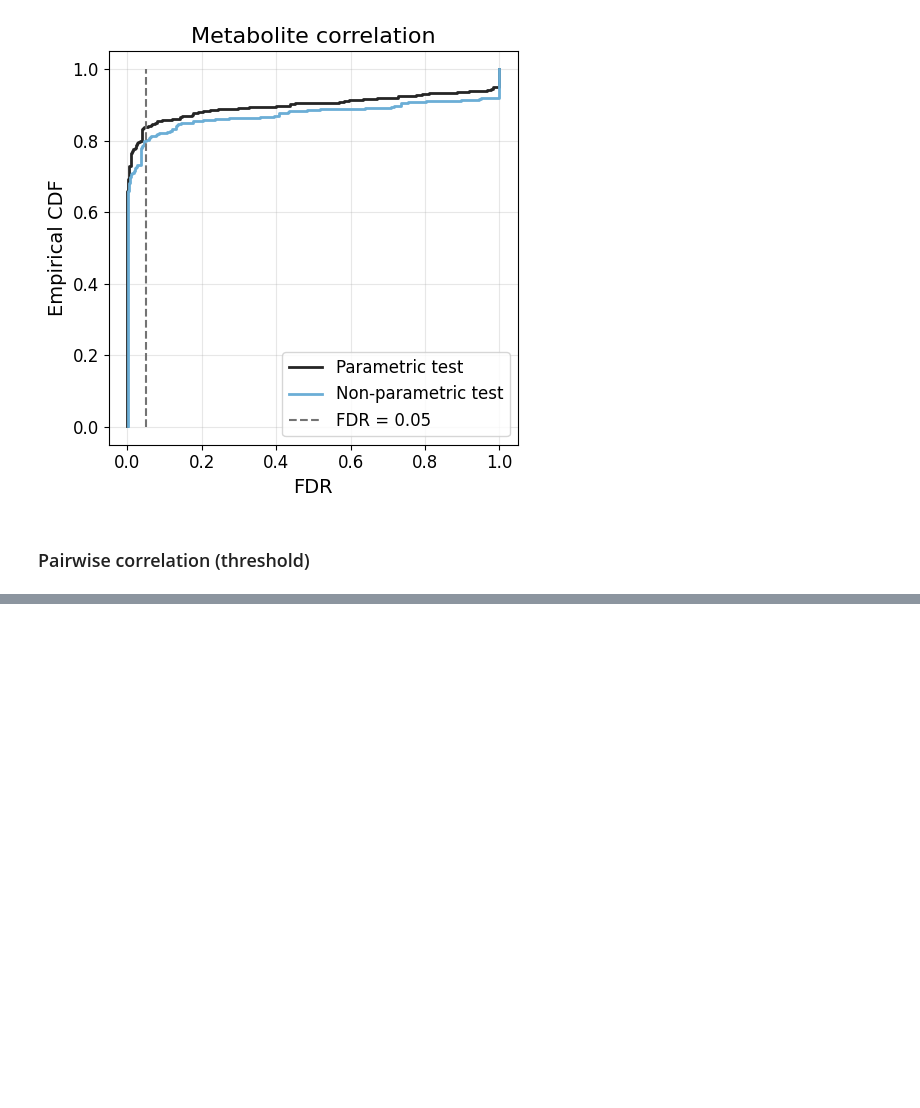
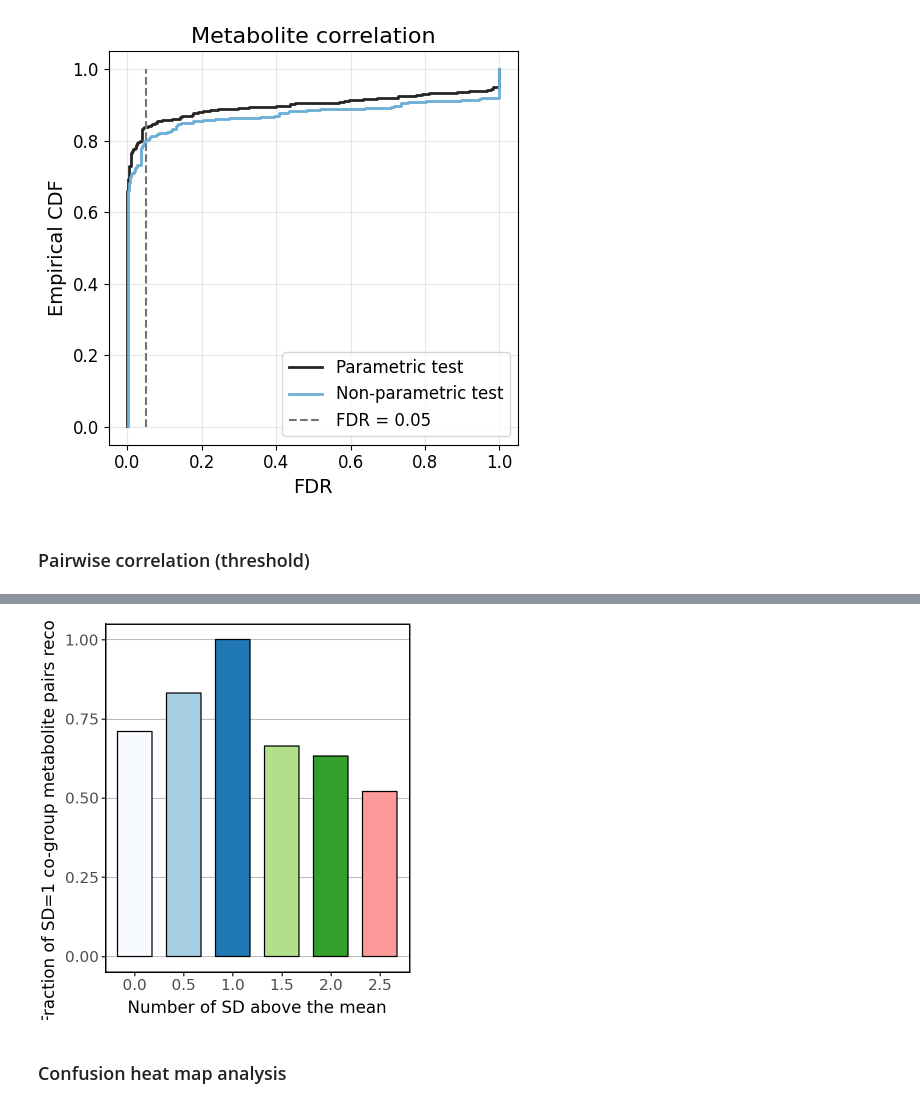
Before and after one commit to YosefLab/Harreman-reproducibility, a Jupyter notebook: Parameter_benchmarking/Fig_S13_A_C_Fig_S15.ipynb, the cells around one changed output, grey strips where cells are left out. Drawn from its saved outputs; the diff is of its cells as text; code cells hidden in the pictures; blank space fills up the shorter version.

```diff
--- a/Parameter_benchmarking/Fig_S13_A_C_Fig_S15.ipynb
+++ b/Parameter_benchmarking/Fig_S13_A_C_Fig_S15.ipynb
@@ -796,3 +481,0 @@ fig
-# %%
-threshold_values = [0, 0.5, 1, 1.5, 2, 2.5, 3, 3.5, 4, 4.5, 5]
-ref_value = 'cont'
@@ -993,2 +481,0 @@ fig
-# %%
-ref_value = 'cont'
@@ -1232,3 +481,0 @@ fig
-# %%
-threshold_values = [0, 0.5, 1, 1.5, 2, 2.5, 3, 3.5, 4, 4.5, 5]
-processes = ['gmm', 'pval', 'FDR']
@@ -1388,0 +621,11 @@ FDR
+# %%
+recovery_df = pd.DataFrame(rows)
+
+# Summary: recovery rate per threshold
+recovery_summary_df = (
+    recovery_df.groupby('n_sd')['recovered']
+    .agg(['mean', 'sum', 'count'])
+    .reset_index()
+    .rename(columns={'mean': 'recovery_rate', 'sum': 'n_recovered', 'count': 'n_ref_pairs'})
+)
+recovery_summary_df['n_sd'] = recovery_summary_df['n_sd'].astype('category')
@@ -1388,0 +642,32 @@ FDR
+# %%
+# Plot
+fig = (
+    ggplot(data=recovery_summary_df, mapping=aes(x='n_sd', y='recovery_rate', fill='n_sd'))
+    + geom_col(width=0.7, color='black')
+    + scale_fill_manual(values=["#F7FBFF", "#A6CEE3", "#1F78B4", "#B2DF8A", "#33A02C", "#FB9A99"])
+    + xlab('Number of SD above the mean')
+    + ylab('Fraction of SD=1 co-group metabolite pairs recovered')
+    + scale_y_continuous(limits=(0, 1), breaks=[0, 0.25, 0.5, 0.75, 1])
+    + theme_classic()
+    + theme(panel_grid_major_y=element_line(color="grey", size=0.4),
+        panel_grid_minor_y=element_blank(),
+        plot_title = element_text(hjust = 0.5,
+                                margin={"t": 0, "b": 5, "l": 0, "r": 0},
+                                size = 14,
+                                face='bold'),
+        legend_position = "none",
+        axis_title_x = element_text(size = 12),
+        axis_title_y = element_text(size = 12),
+        axis_text_x = element_text(margin={"t": 2, "b": 2, "l": 0, "r": 0}, size = 11),
+        axis_text_y = element_text(margin={"t": 0, "b": 0, "l": 2, "r": 2}, size = 11),
+        panel_border = element_rect(color='black'),
+        panel_background = element_rect(colour = "black",
+                                        linewidth = 1),
+        figure_size=(3.75, 4))
+)
+fig.save(os.path.join(PLOTS_PATH, 'comembership_recovery_by_threshold.svg'), format='svg')
+fig
+# %% [output]
+[figure, added]
+# %% [markdown]
+### Confusion heat map analysis
```
Also changed, not shown: parts of 55 cells of this notebook, 13 other files.
